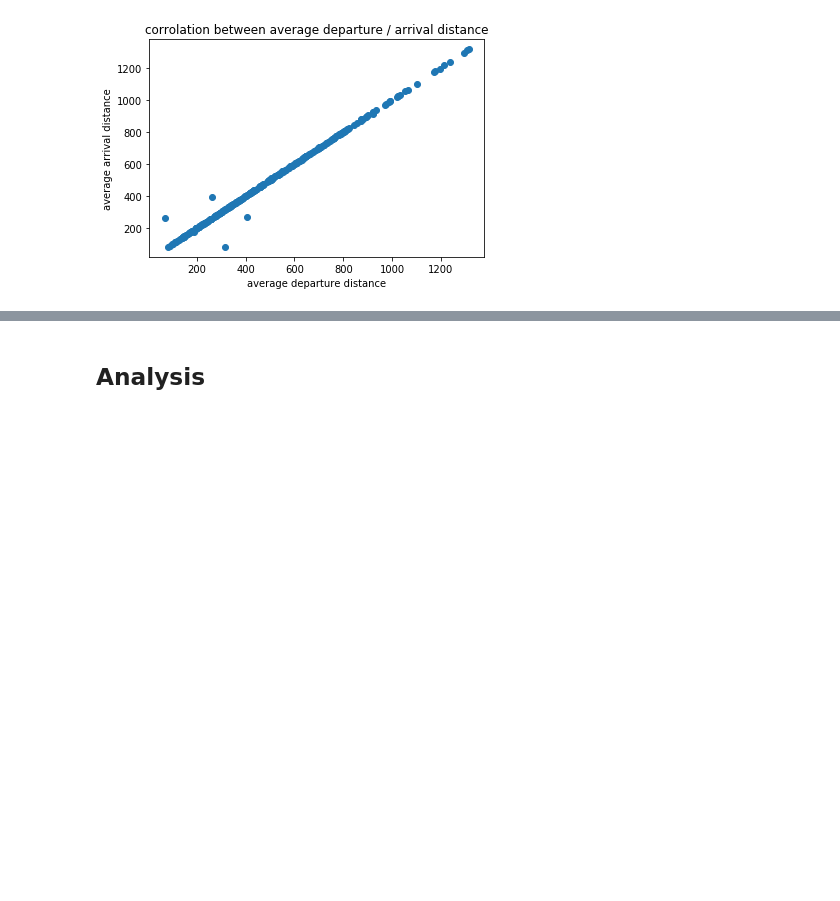
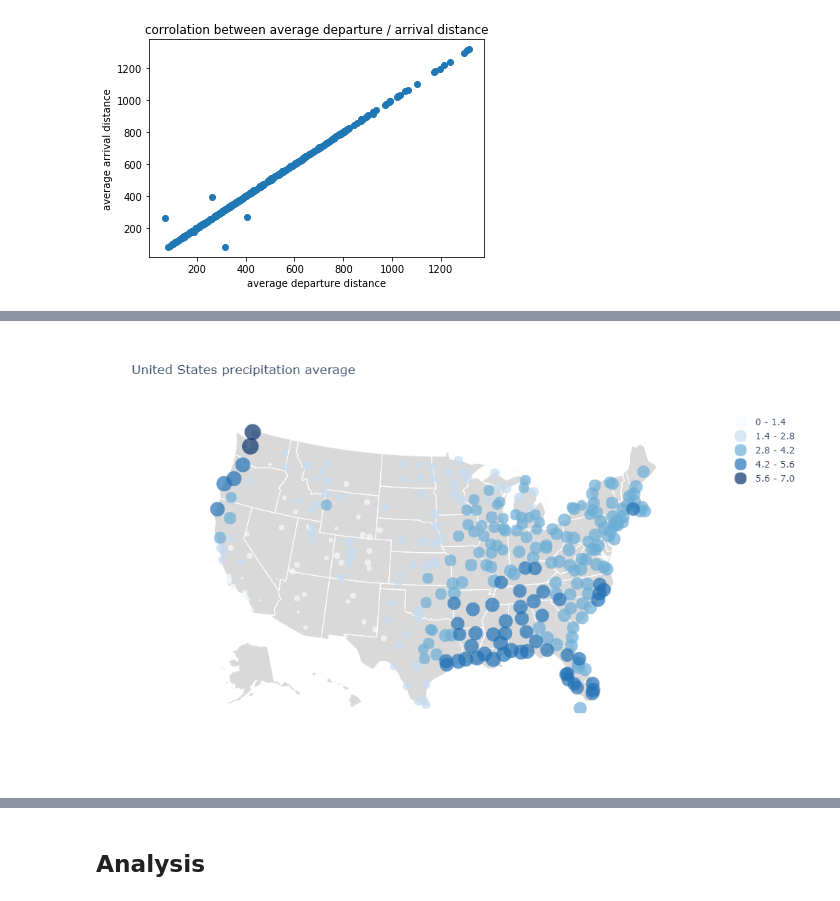
Before and after one commit to didyxdi/COGS108_final_project, a Jupyter notebook: Final Project.ipynb, the cells around one changed output, grey strips where cells are left out. Drawn from its saved outputs; the diff is of its cells as text; code cells hidden in the pictures; blank space fills up the shorter version.

```diff
--- a/Final Project.ipynb
+++ b/Final Project.ipynb
@@ -739,10 +799,14 @@ plt.ylabel("average arrival delay");
 # %%
 fig = generate_bubble_map(merged_X_df,
                           column="pcp_avg",
                           limits=[(0,1.4),(1.4,2.8),(2.8,4.2),(4.2,5.6),(5.6,7.0)],
                           color="blue",
                           title='United States precipitation average')
-fig.show()
+#fig.show()
+fig.write_image("images/pcp.png",width=960,height=600)
+display(Image(filename='images/pcp.png'))
+# %% [output]
+[figure, added]
 # %%
 fig = generate_bubble_map(airport_prop_df,
                           column="temp_avg",
```
Also changed, not shown: parts of 23 cells of this notebook, 5 other files.
